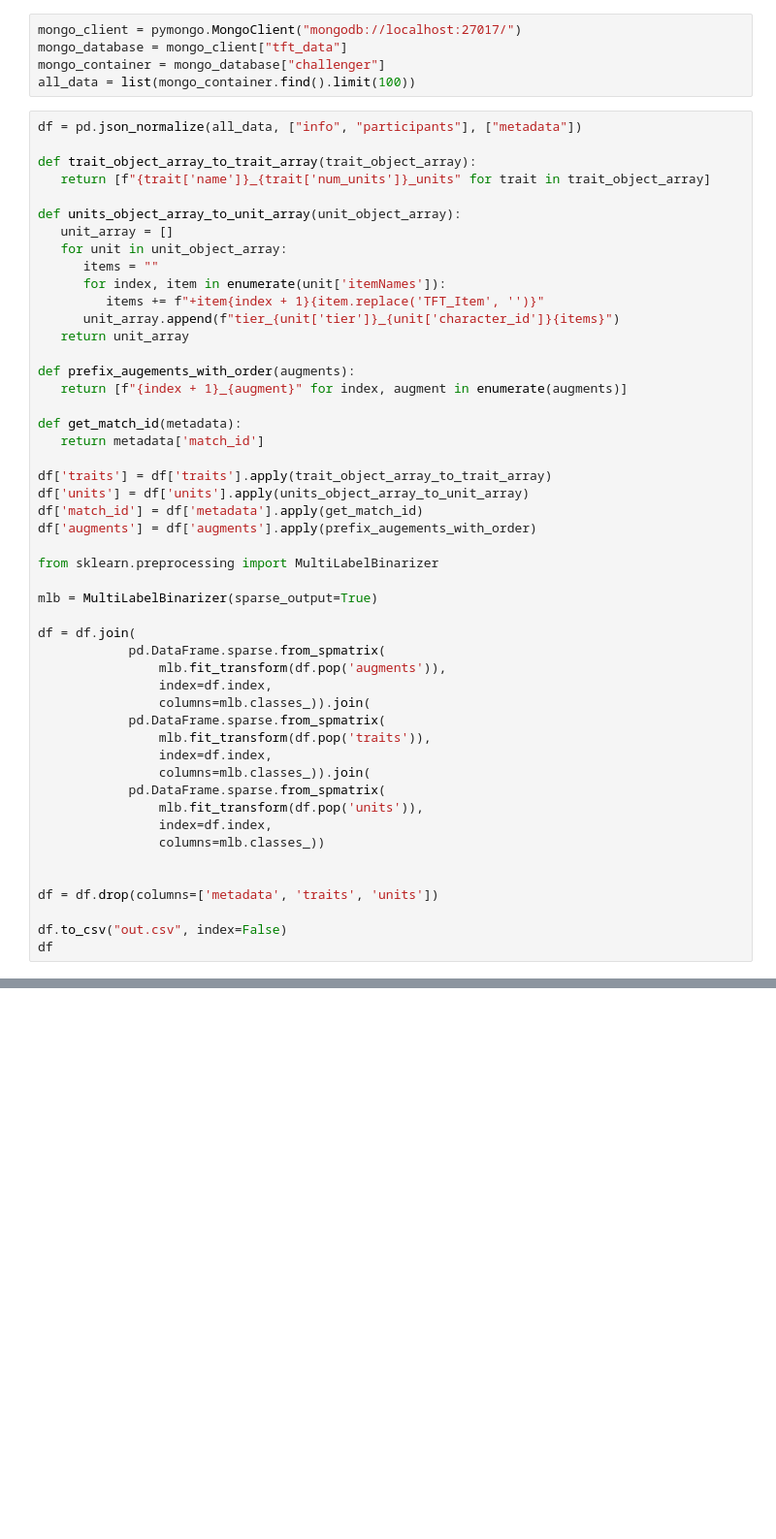
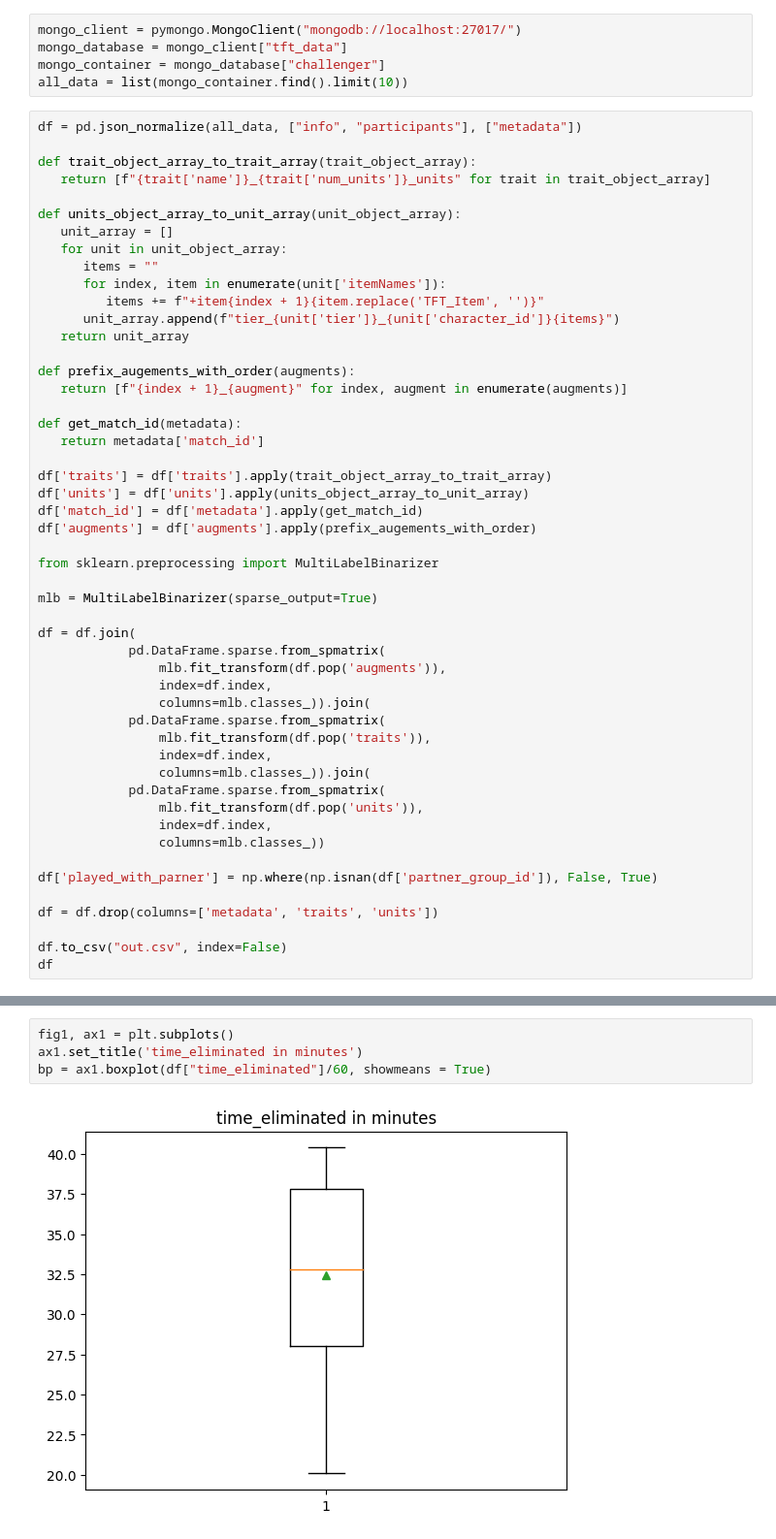
Before and after one commit to MikeGlotzkowski/pyl01, a Jupyter notebook: notebooks/day2.ipynb, the cells around one changed output, grey strips where cells are left out. Shown at 97% size. Saved outputs shown, nothing was run; the diff lists cells and outputs as text; blank space fills up the shorter version.

Commit message:
feature(some plots): add basic plots

```diff
--- a/notebooks/day2.ipynb
+++ b/notebooks/day2.ipynb
@@ -22,7 +28,7 @@ Note: you may need to restart the kernel to use updated packages.
 mongo_client = pymongo.MongoClient("mongodb://localhost:27017/")
 mongo_database = mongo_client["tft_data"]
 mongo_container = mongo_database["challenger"]
-all_data = list(mongo_container.find().limit(100))
+all_data = list(mongo_container.find().limit(10))
 # %%
 df = pd.json_normalize(all_data, ["info", "participants"], ["metadata"])
 
@@ -67,6 +73,7 @@ df = df.join(
                 index=df.index,
                 columns=mlb.classes_))
 
+df['played_with_parner'] = np.where(np.isnan(df['partner_group_id']), False, True)
 
 df = df.drop(columns=['metadata', 'traits', 'units'])
 
@@ -76,0 +96,6 @@ KeyboardInterrupt:
+# %%
+fig1, ax1 = plt.subplots()
+ax1.set_title('time_eliminated in minutes')
+bp = ax1.boxplot(df["time_eliminated"]/60, showmeans = True)
+# %% [output]
+[figure, added]
```
Also changed, not shown: parts of 5 cells of this notebook, 1 other file.
